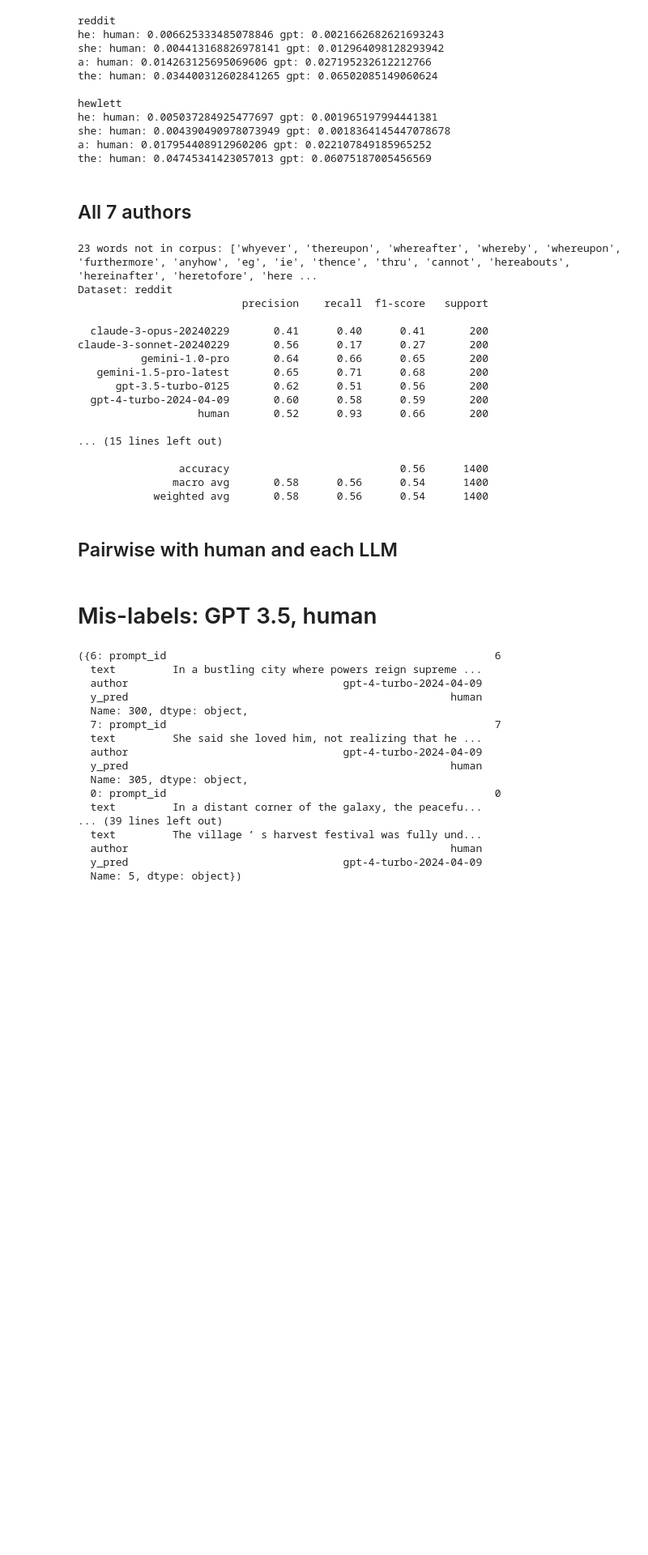
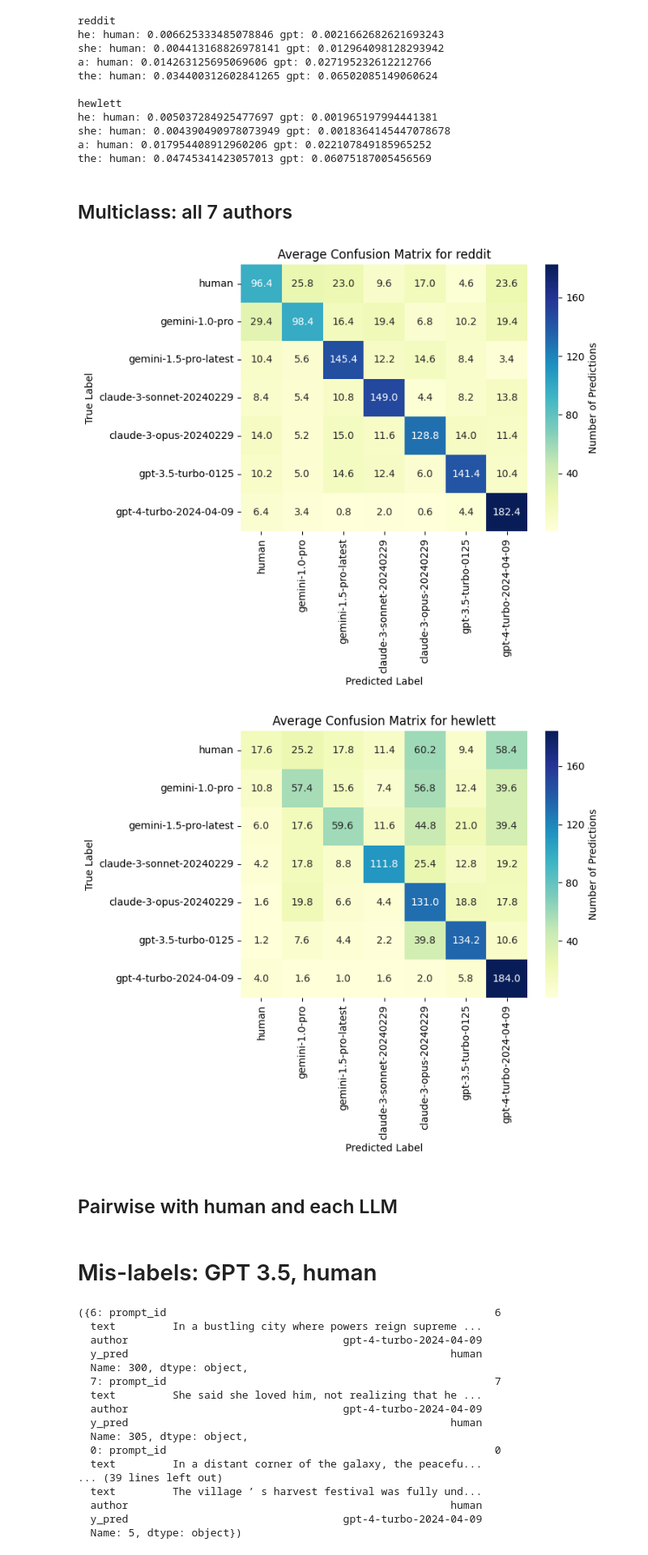
Before and after one commit to harrison-f-stropkay/llm-style, a Jupyter notebook: data/analysis.ipynb, the cells around one changed output. Shown at 81% size. Saved outputs shown, nothing was run; the diff lists cells and outputs as text; code cells hidden in the pictures; blank space fills up the shorter version.

Commit message:
7 class heatmap

```diff
--- a/data/analysis.ipynb
+++ b/data/analysis.ipynb
@@ -109,7 +111,7 @@ from sklearn.linear_model import LogisticRegression
 from sklearn.model_selection import GridSearchCV
 
 
-def classify(df, function_words, test_prompts=None):
+def classify(df, function_words, test_prompts=None, print_n_most_important=0):
     # Train-test split
     prompt_ids = df["prompt_id"].unique().tolist()
     if not test_prompts:
@@ -156,13 +158,14 @@ def classify(df, function_words, test_prompts=None):
     df_test["y_pred"] = y_pred
 
     # print the words that were most important for the model
-    coefs = model.best_estimator_.coef_
-    coefs = coefs[0]
-    coefs = np.abs(coefs)
-    coefs = coefs / coefs.sum()
-    fw = np.array(function_words)
-    fw = fw[coefs.argsort()[::-1]]
-    print(fw[:10])
+    if print_n_most_important:
+        coefs = model.best_estimator_.coef_
+        coefs = coefs[0]
+        coefs = np.abs(coefs)
+        coefs = coefs / coefs.sum()
+        fw = np.array(function_words)
+        fw = fw[coefs.argsort()[::-1]]
+        print(fw[:print_n_most_important])
 
     return df_test
 # %%
@@ -173,4 +176,4 @@ for dataset in (["reddit"] * 5) + (["hewlett"] * 5):
     df_gpt["author"] = GPT_35
     df = pd.concat([df_human, df_gpt], ignore_index=True)
 
-    classify(df, fw_oseah)
+    classify(df, fw_oseah, print_n_most_important=10)
@@ -216,43 +208,47 @@ she: human: 0.004390490978073949 gpt: 0.0018364145447078678
 a: human: 0.017954408912960206 gpt: 0.022107849185965252
 the: human: 0.04745341423057013 gpt: 0.06075187005456569
 # %% [markdown]
-## All 7 authors
+## Multiclass: all 7 authors
 # %%
-from sklearn.metrics import classification_report
+from sklearn.metrics import classification_report, confusion_matrix
+import matplotlib.pyplot as plt
+import seaborn as sns
+from tqdm import tqdm
 
+n_trials = 5
 
 for dataset in ["reddit", "hewlett"]:
     dfs = []
     for author in authors:
         df = pd.read_csv(f"{dataset}_responses/{author}.csv")
         df["author"] = author
         dfs.append(df)
-    df = pd.concat([df for df in dfs], ignore_index=True)
+    df = pd.concat(dfs, ignore_index=True)
 
-    df_test = classify(df, fw_oseah)
-    report = classification_report(
-        df_test["author"], df_test["y_pred"], zero_division=0
+    avg_conf_matrix = np.zeros((len(authors), len(authors)))
+    for _ in tqdm(range(n_trials), desc=f"Running {dataset} trials"):
+        df_test = classify(df, fw_oseah)
+        conf_matrix = confusion_matrix(df_test["author"], df_test["y_pred"])
+        avg_conf_matrix += conf_matrix
+
+    avg_conf_matrix /= n_trials
+
+    sns.heatmap(
+        avg_conf_matrix,
+        annot=True,
+        cmap="YlGnBu",
+        fmt=".1f",
+        cbar_kws={"ticks": range(0, 201, 40), "label": "Number of Predictions"},
+        xticklabels=authors,
+        yticklabels=authors,
     )
-    print(f"Dataset: {dataset}")
-    print(report)
+    plt.title(f"Average Confusion Matrix for {dataset}")
+    plt.xlabel("Predicted Label")
+    plt.ylabel("True Label")
+    plt.show()
 # %% [output]
-23 words not in corpus: ['whyever', 'thereupon', 'whereafter', 'whereby', 'whereupon', 'furthermore', 'anyhow', 'eg', 'ie', 'thence', 'thru', 'cannot', 'hereabouts', 'hereinafter', 'heretofore', 'here ...
-Dataset: reddit
-                          precision    recall  f1-score   support
-
-  claude-3-opus-20240229       0.41      0.40      0.41       200
-claude-3-sonnet-20240229       0.56      0.17      0.27       200
-          gemini-1.0-pro       0.64      0.66      0.65       200
-   gemini-1.5-pro-latest       0.65      0.71      0.68       200
-      gpt-3.5-turbo-0125       0.62      0.51      0.56       200
-  gpt-4-turbo-2024-04-09       0.60      0.58      0.59       200
-                   human       0.52      0.93      0.66       200
-
-... (15 lines left out)
-
-                accuracy                           0.56      1400
-               macro avg       0.58      0.56      0.54      1400
-            weighted avg       0.58      0.56      0.54      1400
+[figure, added]
+[figure, added]
 # %% [markdown]
 ## Pairwise with human and each LLM
 # %%
```
Also changed, not shown: parts of 3 cells of this notebook.
